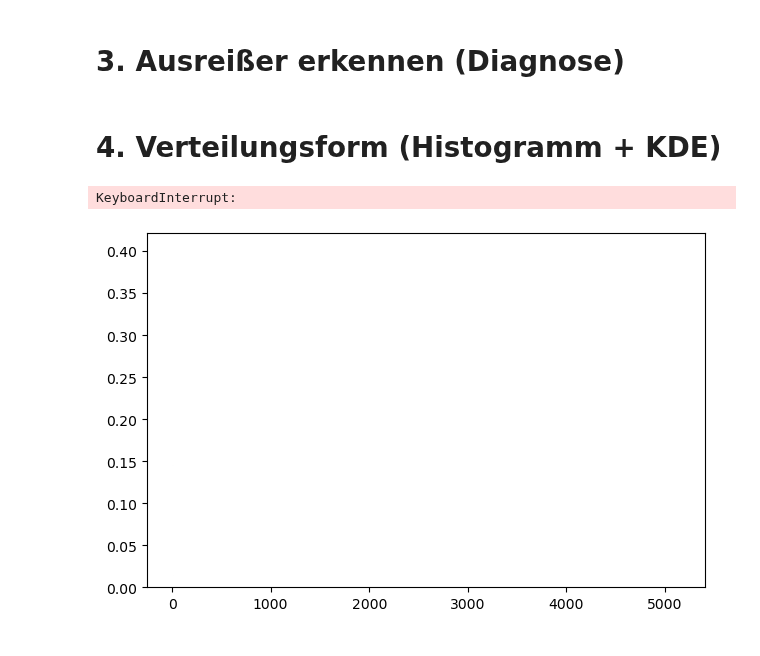
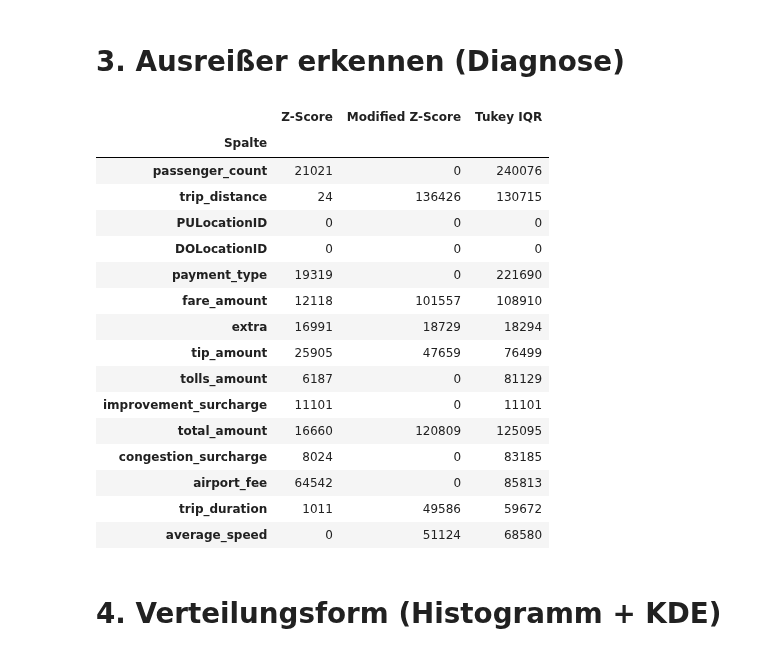
Before and after one commit to Benjam1nP/Statistic-Data-Sience-Project, a Jupyter notebook: notebooks/2_Deskriptive_Statistik_&_Visualisierung.ipynb, the cells around one changed output. Drawn from its saved outputs; the diff is of its cells as text; code cells hidden in the pictures.

```diff
--- a/notebooks/2_Deskriptive_Statistik_&_Visualisierung.ipynb
+++ b/notebooks/2_Deskriptive_Statistik_&_Visualisierung.ipynb
@@ -84,47 +156,45 @@ display(spread_tbl)
 # %% [markdown]
 # 3. Ausreißer erkennen (Diagnose)
 # %%
-def tukey_fences(s, k=1.5):
-    s = s.dropna()
-    q1, q3 = s.quantile([.25,.75])
-    I = q3 - q1
-    return q1 - k * I, q3 + k * I
+def create_outlier_table(df):
+    results = []
 
-def modified_z(s):
-    s = s.dropna()
-    MAD = (s - s.median()).abs().median()
-    if MAD == 0: return pd.Series(0.0, index=s.index)
-    return 0.6745 * (s - s.median()) / MAD
+    for col in num_cols.columns:
+        s = num_cols[col].astype(float)
 
-rows = []
-for v in vars_num:
-    s = df[v].dropna()
-    lo, hi = tukey_fences(s, 1.5)
-    tukey_mask = (s < lo) | (s > hi)
-    mz = modified_z(s).abs() > 3.5
+        z_mask = z_score(s)
 
-    # Flags im DF (für Kap. 4)
-    df[f"{v}__out_tukey"] = False
-    df.loc[s.index, f"{v}__out_tukey"] = tukey_mask
-    df[f"{v}__out_modz"]  = False
-    df.loc[s.index, f"{v}__out_modz"]  = mz
+        modz_mask = modified_z_score(s)
+        tukey_mask = tukey_outliers(s)
 
-    rows.append([v, s.size, int(tukey_mask.sum()), int(mz.sum()), lo, hi])
+        results.append({
+            "Spalte": col,
+            "Z-Score": int(z_mask.sum()),
+            "Modified Z-Score": int(modz_mask.sum()),
+            "Tukey IQR": int(tukey_mask.sum())
+        })
 
-outlier_df = pd.DataFrame(rows, columns=["var","n","Tukey_1.5IQR","modZ>|3.5|","lo","hi"])
-display(outlier_df.style.format({"lo":"{:.2f}","hi":"{:.2f}"}))
+    outlier_table = pd.DataFrame(results).set_index("Spalte")
+    display(outlier_table)
+
+create_outlier_table(num_cols)
+# %% [output]
+|  | Z-Score | Modified Z-Score | Tukey IQR |
+| Spalte |  |  |  |
+| passenger_count | 21021 | 0 | 240076 |
+| trip_distance | 24 | 136426 | 130715 |
+| PULocationID | 0 | 0 | 0 |
+| DOLocationID | 0 | 0 | 0 |
+| payment_type | 19319 | 0 | 221690 |
+| fare_amount | 12118 | 101557 | 108910 |
+| extra | 16991 | 18729 | 18294 |
+| tip_amount | 25905 | 47659 | 76499 |
+| tolls_amount | 6187 | 0 | 81129 |
+| improvement_surcharge | 11101 | 0 | 11101 |
+| total_amount | 16660 | 120809 | 125095 |
+| congestion_surcharge | 8024 | 0 | 83185 |
+| airport_fee | 64542 | 0 | 85813 |
+| trip_duration | 1011 | 49586 | 59672 |
+| average_speed | 0 | 51124 | 68580 |
 # %% [markdown]
 # 4. Verteilungsform (Histogramm + KDE)
-# %%
-for v,u in [("trip_distance","miles"),
-            ("trip_duration","min"),
-            ("average_speed","mph"),
-            ("fare_amount","USD"),
-            ("tip_amount","USD"),
-            ("total_amount","USD")]:
-    hist_kde(df[v], title=v, unit=u, bw_adjust_list=(0.7, 1.0, 1.8))
-    box_violin(df[v], title=v)
-    plot_ecdf(df[v], title=v, unit=u)
-# %% [output]
-KeyboardInterrupt:
-[figure, removed]
```
Also changed, not shown: parts of 4 cells of this notebook, 2 other files.
